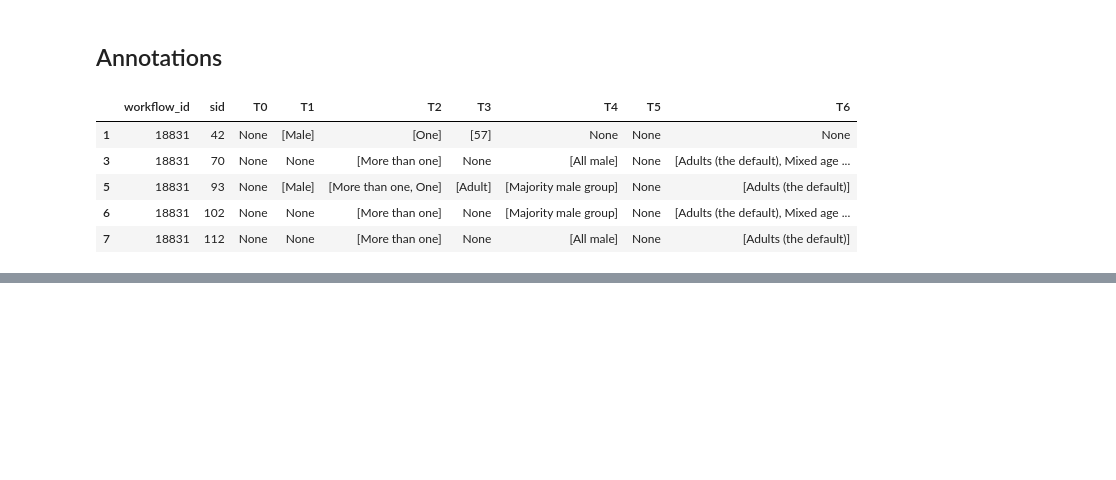
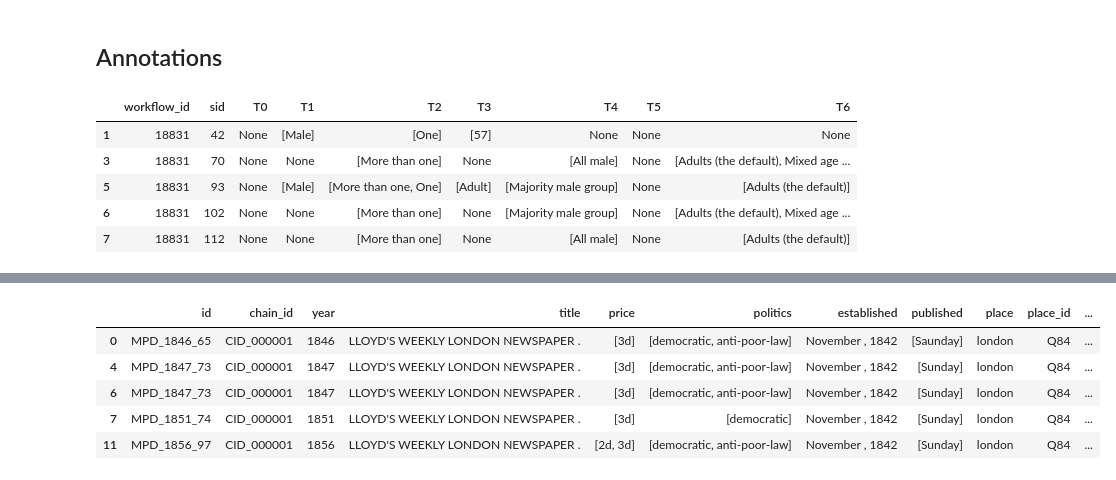
Before and after one commit to kingsdigitallab/lwm-davizct, a Jupyter notebook: notebooks/Export.ipynb, the cells around one changed output, grey strips where cells are left out. Saved outputs shown, nothing was run; the diff lists cells and outputs as text; code cells hidden in the pictures; blank space fills up the shorter version.

```diff
--- a/notebooks/Export.ipynb
+++ b/notebooks/Export.ipynb
@@ -349,0 +330,89 @@ annotations_df.head()
+# %%
+psd_regex = re.compile(r"(£(?P<p>\d+))?\s*((?P<s>\d+)s)?\s*((?P<d>\d+\.?\d*)d)?")
+
+
+def psd_to_pounds(values: list) -> float:
+    pounds = []
+
+    for value in values:
+        if not value:
+            return 0.0
+
+        value = re.sub("\s?½\s?", ".5", value)
+        match = psd_regex.search(value)
+        p = float(match.group("p") or 0)
+        s = float(match.group("s") or 0)
+        d = float(match.group("d") or 0) / 12
+
+        pounds_decimal = round(p + (s + d) / 20, 3)
+
+        pounds.append(pounds_decimal)
+
+    return pounds
+
+
+source_df = pd.read_csv(os.path.join(ext_path, "Mitchell_1846_1920.csv"))
+source_links_df = pd.read_csv(
+    os.path.join(ext_path, "newspapers_links.csv"),
+    dtype=dict(county="string", historiccounty="string"),
+)
+
+source_df = source_df.merge(
+    source_links_df[["NLP", "link_to_mpd", "County", "HistoricCounty"]],
+    how="inner",
+    left_on="ID",
+    right_on="link_to_mpd",
+)
+source_df = source_df.drop_duplicates()
+
+source_df = source_df.rename(columns=str.lower)
+source_df = source_df.rename(
+    columns={
+        "established_date": "established",
+        "publised_date": "published",
+        "place_pub": "place",
+        "place_pub_wiki": "place_id",
+        "place_pub_coord": "coord",
+    }
+)
+source_df = source_df.drop(
+    columns=[
+        "unnamed: 0",
+        "link_to_mpd",
+        "persons",
+        "organizations",
+        "places",
+        "places_tres",
+        "text",
+    ]
+)
+
+source_df["county"] = source_df.apply(
+    lambda x: x["historiccounty"] if pd.isnull(x["county"]) else x["county"], axis=1
+)
+source_df["county"] = source_df["county"].str.title()
+source_df = source_df.drop(columns=["historiccounty"])
+source_df["politics"] = source_df["politics"].fillna("")
+source_df["politics"] = (
+    source_df["politics"]
+    .astype(str)
+    .apply(lambda x: [p.strip() for p in x.split("<SEP>") if p.strip()])
+)
+source_df["price"] = source_df["price"].astype(str).apply(lambda x: x.split("<SEP>"))
+source_df["gbp"] = (
+    source_df["price"].apply(psd_to_pounds).apply(lambda x: round(sum(x) / len(x), 3))
+)
+source_df["published"] = (
+    source_df["published"].astype(str).apply(lambda x: x.split("<SEP>"))
+)
+
+source_df.to_json(os.path.join(out_path, "newspapers.json"), orient="records")
+
+source_df.head()
+# %% [output]
+|  | id | chain_id | year | title | price | politics | established | published | place | place_id | ... |
+| 0 | MPD_1846_65 | CID_000001 | 1846 | LLOYD'S WEEKLY LONDON NEWSPAPER . | [3d] | [democratic, anti-poor-law] | November , 1842 | [Saunday] | london | Q84 | ... |
+| 4 | MPD_1847_73 | CID_000001 | 1847 | LLOYD'S WEEKLY LONDON NEWSPAPER . | [3d] | [democratic, anti-poor-law] | November , 1842 | [Sunday] | london | Q84 | ... |
+| 6 | MPD_1847_73 | CID_000001 | 1847 | LLOYD'S WEEKLY LONDON NEWSPAPER . | [3d] | [democratic, anti-poor-law] | November , 1842 | [Sunday] | london | Q84 | ... |
+| 7 | MPD_1851_74 | CID_000001 | 1851 | LLOYD'S WEEKLY LONDON NEWSPAPER . | [3d] | [democratic] | November , 1842 | [Sunday] | london | Q84 | ... |
+| 11 | MPD_1856_97 | CID_000001 | 1856 | LLOYD'S WEEKLY LONDON NEWSPAPER . | [2d, 3d] | [democratic, anti-poor-law] | November , 1842 | [Sunday] | london | Q84 | ... |
```
Also changed, not shown: parts of 6 cells of this notebook.
